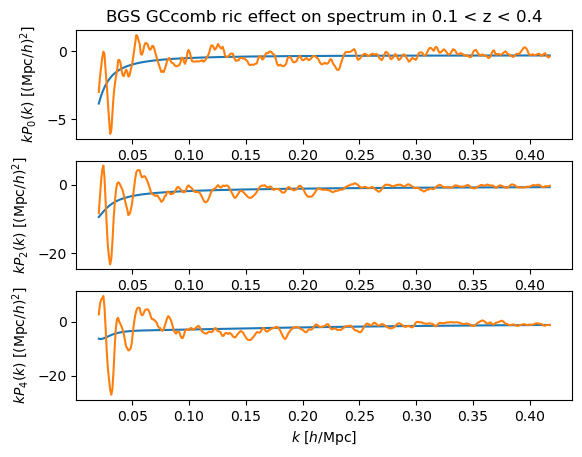
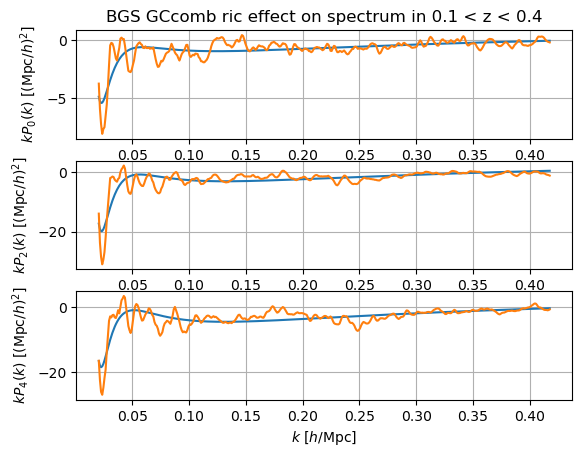
Unified diff of the notebook cell whose output changed from the first chart to the second:
--- before
+++ after
@@ -2,5 +2,5 @@
 
 for effect in ['amr', 'ric'][1:]:
-    for tracer in ['BGS', 'LRG', 'ELG', 'QSO'][:1]:
+    for tracer in ['BGS', 'LRG', 'ELG', 'QSO']:
         for zrange in tools.propose_fiducial('zranges', tracer):
             for kind in ['mesh2_spectrum', 'mesh3_spectrum']:
@@ -19,4 +19,5 @@
                         pole_effect, pole_noeffect = mean_effect.get(ell), mean_noeffect.get(ell)
                         ax.plot(k:=pole_effect.coords('k'), k * (pole_effect.value() - pole_noeffect.value()), linestyle='-', color='C1')
+                        ax.grid(True)
                         ax.set_ylabel(rf'$k P_{ell:d}(k)$ [$(\mathrm{{Mpc}}/h)^2$]')
                     lax[-1].set_xlabel(r'$k$ [$h/\mathrm{Mpc}$]')
@@ -29,4 +30,5 @@
                         pole_effect, pole_noeffect = mean_effect.get(ell), mean_noeffect.get(ell)
                         ax.plot(k:=pole_effect.coords('k')[..., 0], k**2 * (pole_effect.value() - pole_noeffect.value()), linestyle='-', color='C1')
+                        ax.grid(True)
                         ax.set_ylabel(rf'$k^2 B_{{{ell[0]:d}{ell[1]:d}{ell[2]:d}}}(k, k)$ [$(\mathrm{{Mpc}}/h)^4$]')
                     lax[-1].set_xlabel(r'$k$ [$h/\mathrm{Mpc}$]')

Commit: some bug fixes